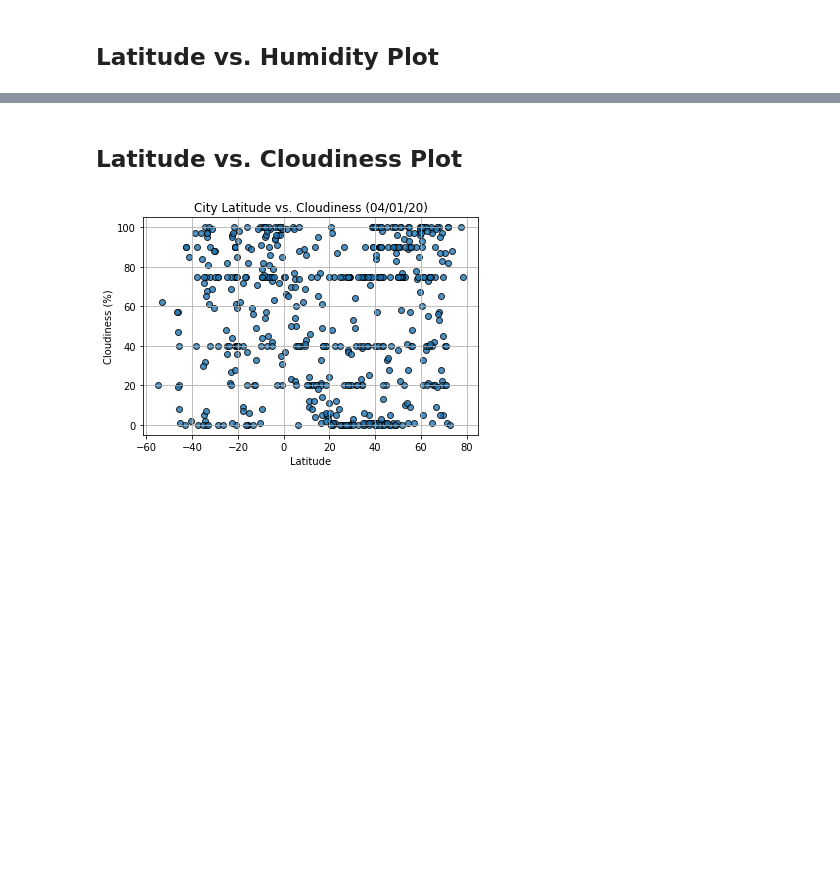
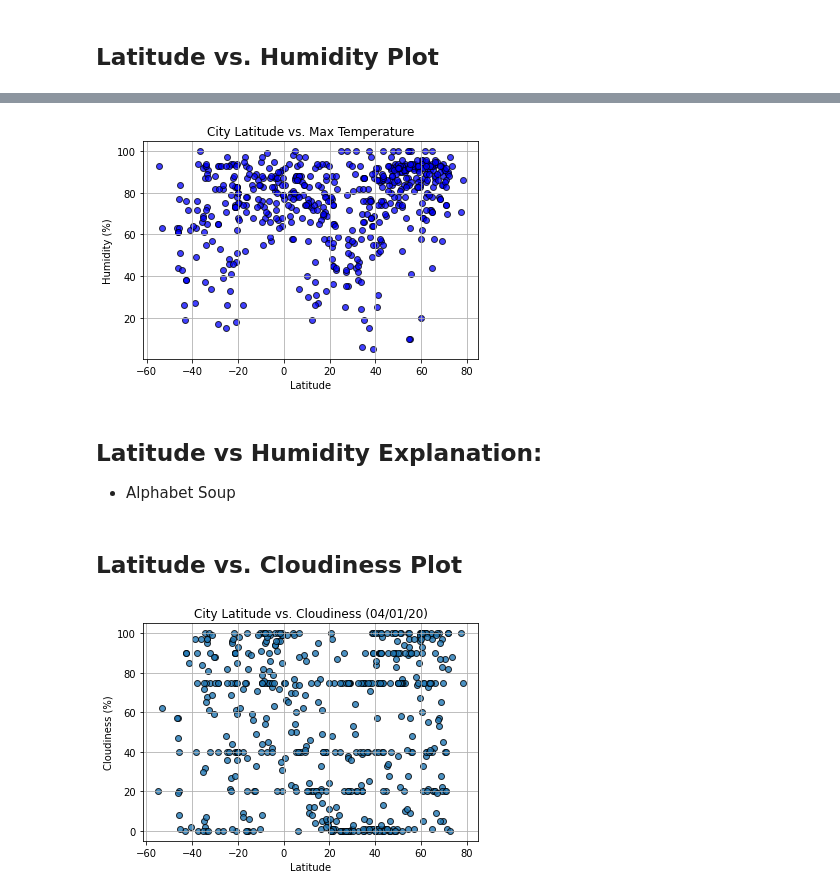
Before and after one commit to jforbis/python-api-challenge, a Jupyter notebook: WeatherPy.ipynb, the cells around one changed output, grey strips where cells are left out. Drawn from its saved outputs; the diff is of its cells as text; code cells hidden in the pictures; blank space fills up the shorter version.

Commit message:
save point: finished 2nd scatter plot

```diff
--- a/WeatherPy.ipynb
+++ b/WeatherPy.ipynb
@@ -220,3 +217,18 @@ plt.savefig("weatherPy/output_data/fig1.png")
+# %%
+# Scatter plot for looking at latitude vs. temperature
+plt.scatter(clean_city_data["Lat"], clean_city_data["Humidity"], marker="o", facecolors="blue", edgecolors="black", alpha=0.75)
+
+# Incorporate the other graph properties
+plt.title("City Latitude vs. Max Temperature")
+plt.ylabel("Humidity (%)")
+plt.xlabel("Latitude")
+plt.grid(True)
+plt.savefig("weatherPy/output_data/fig2.png")
+# %% [output]
+[figure, added]
+# %% [markdown]
+## Latitude vs Humidity Explanation:
+* Alphabet Soup
 # %% [markdown]
 ## Latitude vs. Cloudiness Plot
 # %%
```
Also changed, not shown: parts of 3 cells of this notebook, 1 other file.
